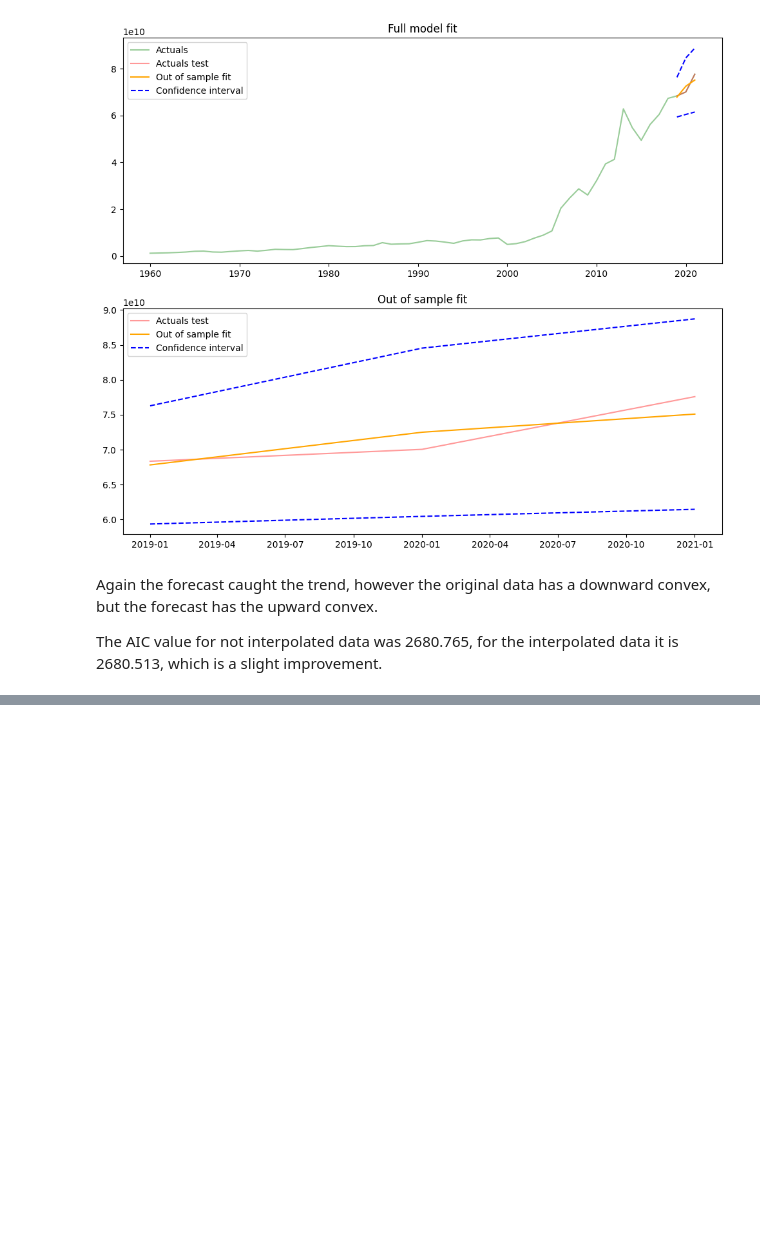
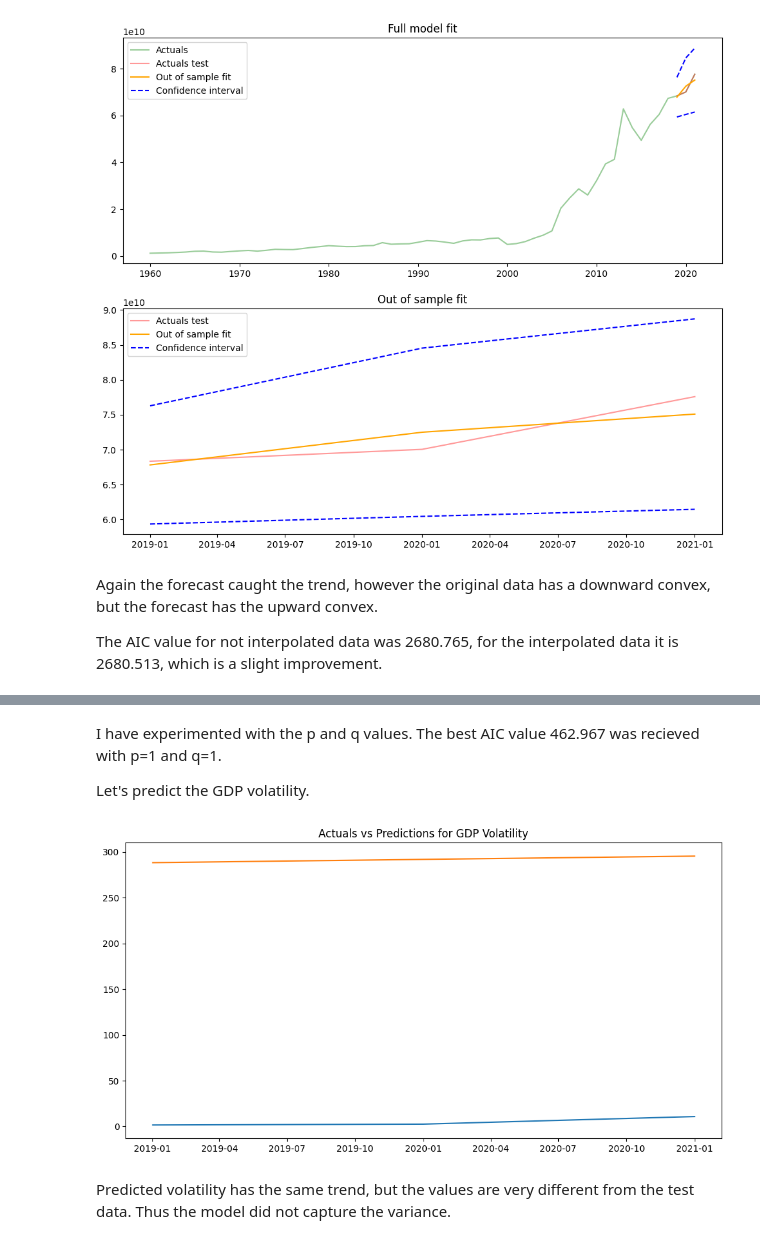
Before and after one commit to helios12/DataScienceProjects, a Jupyter notebook: tasks/task-10/Task-10-MATH-ML-13.Time_series.ipynb, the cells around one changed output, grey strips where cells are left out. Saved outputs shown, nothing was run; the diff lists cells and outputs as text; code cells hidden in the pictures; blank space fills up the shorter version.

```diff
--- a/tasks/task-10/Task-10-MATH-ML-13.Time_series.ipynb
+++ b/tasks/task-10/Task-10-MATH-ML-13.Time_series.ipynb
@@ -616,0 +688,3 @@ The AIC value for not interpolated data was 2680.765, for the interpolated data
+# %%
+am = arch_model(data_garch['GDP_vol'].dropna(), p=1, q=1, vol='GARCH')
+model_results = am.fit(last_obs=data_test.index[0], update_freq=5)
@@ -616,0 +722,18 @@ The AIC value for not interpolated data was 2680.765, for the interpolated data
+# %% [markdown]
+I have experimented with the p and q values. The best AIC value 462.967 was recieved with p=1 and q=1.
+
+Let's predict the GDP volatility.
+# %%
+data_pred = data_test.copy()
+data_pred["pred"] = model_results.forecast().residual_variance.loc[data_test.index]
+# %%
+plt.plot(data_pred["GDP_vol"].abs())
+plt.plot(data_pred["pred"])
+
+plt.title("Actuals vs Predictions for GDP Volatility")
+
+plt.show()
+# %% [output]
+[figure, added]
+# %% [markdown]
+Predicted volatility has the same trend, but the values are very different from the test data. Thus the model did not capture the variance.
```
Also changed, not shown: parts of 26 cells of this notebook.
